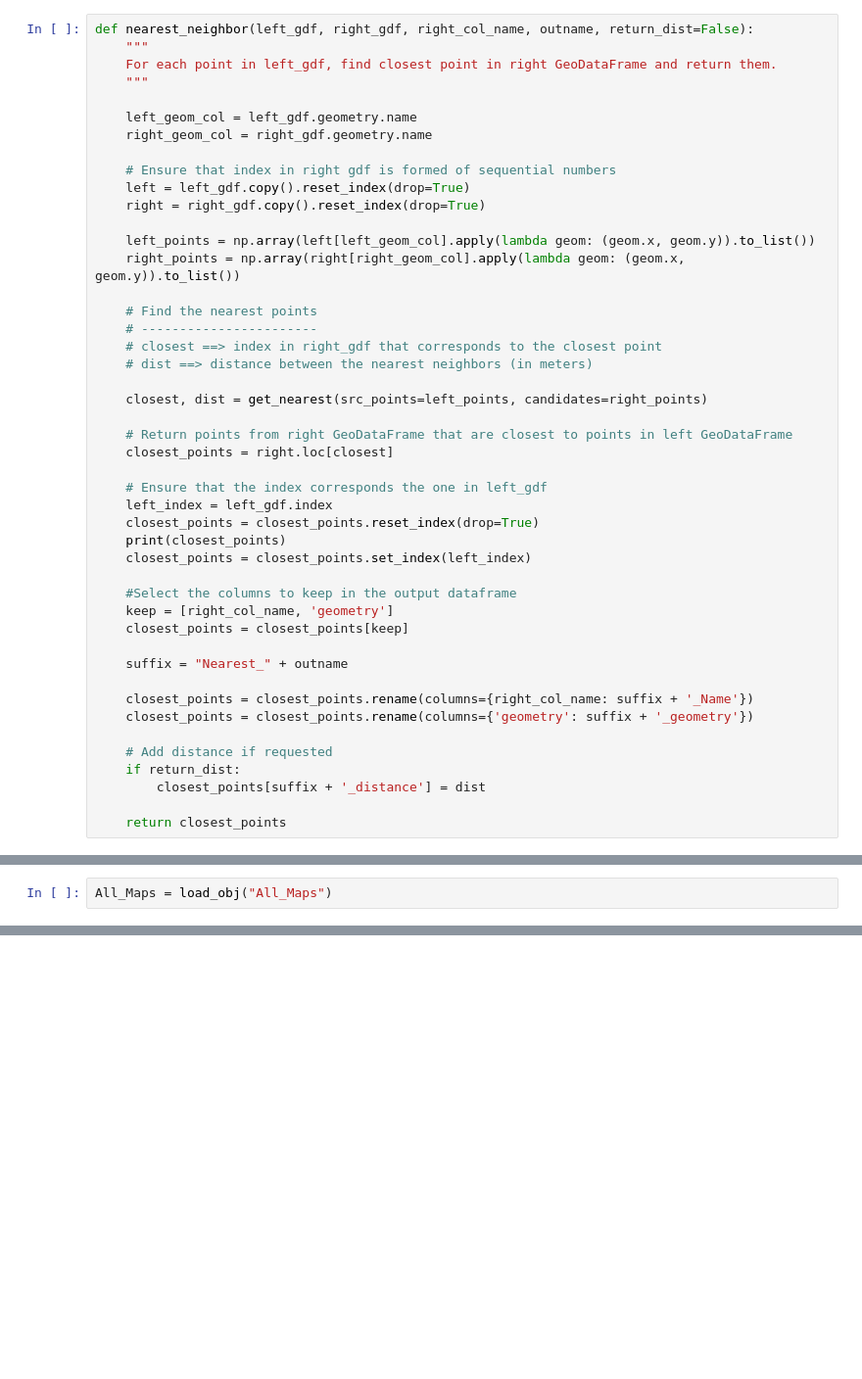
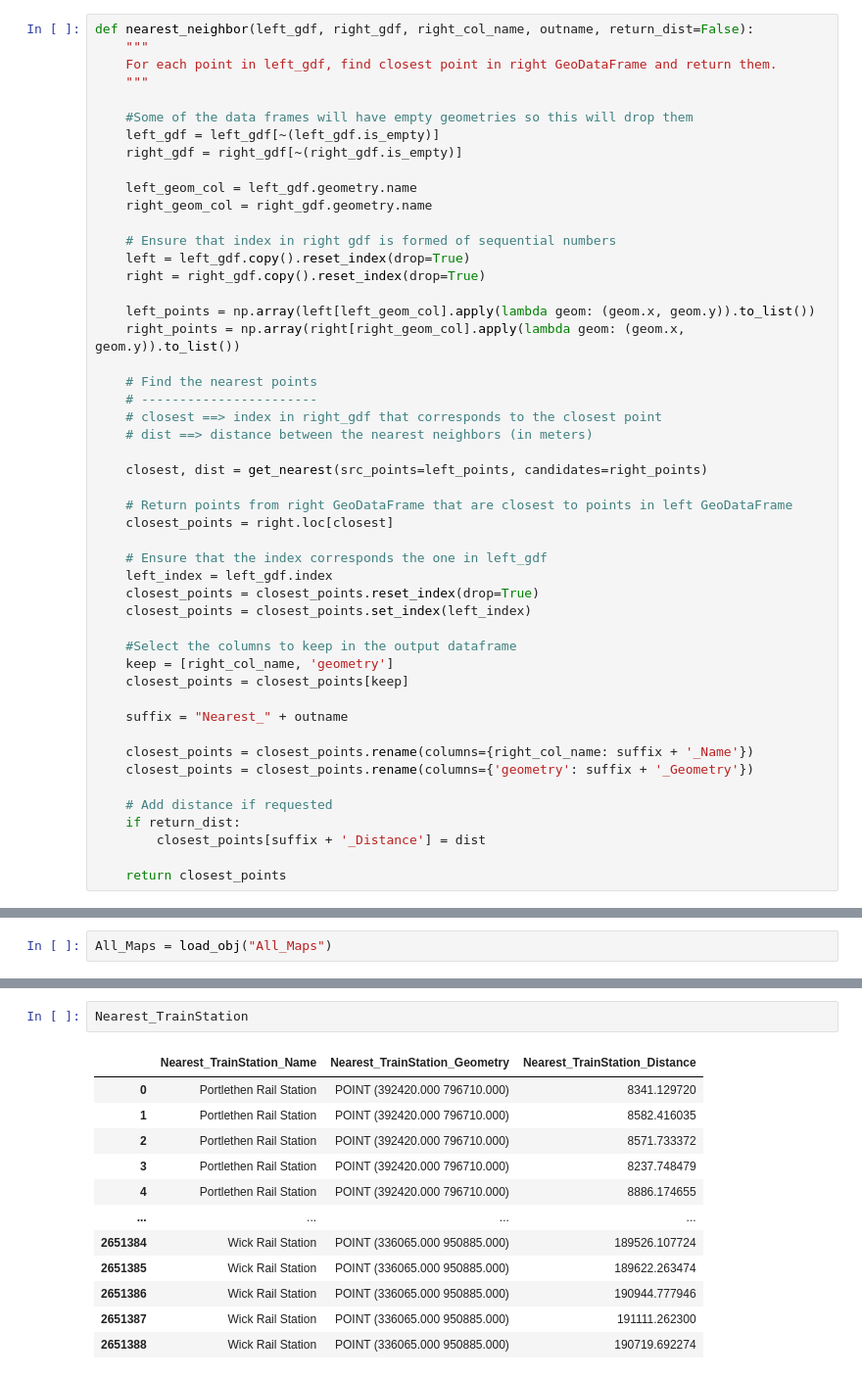
Before and after one commit to richardkappa/LandReg_py, a Jupyter notebook: Investigations/NearestNeighbour.ipynb, the cells around one changed output, grey strips where cells are left out. Shown: that part at 98% size. Drawn from its saved outputs; the diff is of its cells as text; blank space fills up the shorter version.

Commit message:
End of day Nearest Neighbour update

```diff
--- a/Investigations/NearestNeighbour.ipynb
+++ b/Investigations/NearestNeighbour.ipynb
@@ -53,6 +53,10 @@ def nearest_neighbor(left_gdf, right_gdf, right_col_name, outname, return_dist=F
     """
     For each point in left_gdf, find closest point in right GeoDataFrame and return them.
     """
+
+    #Some of the data frames will have empty geometries so this will drop them
+    left_gdf = left_gdf[~(left_gdf.is_empty)]
+    right_gdf = right_gdf[~(right_gdf.is_empty)]
 
     left_geom_col = left_gdf.geometry.name
     right_geom_col = right_gdf.geometry.name
@@ -77,7 +81,6 @@ def nearest_neighbor(left_gdf, right_gdf, right_col_name, outname, return_dist=F
     # Ensure that the index corresponds the one in left_gdf
     left_index = left_gdf.index
     closest_points = closest_points.reset_index(drop=True)
-    print(closest_points)
     closest_points = closest_points.set_index(left_index)
 
     #Select the columns to keep in the output dataframe
@@ -87,11 +90,11 @@ def nearest_neighbor(left_gdf, right_gdf, right_col_name, outname, return_dist=F
     suffix = "Nearest_" + outname
 
     closest_points = closest_points.rename(columns={right_col_name: suffix + '_Name'})
-    closest_points = closest_points.rename(columns={'geometry': suffix + '_geometry'})
+    closest_points = closest_points.rename(columns={'geometry': suffix + '_Geometry'})
 
     # Add distance if requested
     if return_dist:
-        closest_points[suffix + '_distance'] = dist
+        closest_points[suffix + '_Distance'] = dist
 
     return closest_points
 # %%
@@ -179,0 +168,15 @@ Elapsed_Time
+# %%
+Nearest_TrainStation
+# %% [output]
+|  | Nearest_TrainStation_Name | Nearest_TrainStation_Geometry | Nearest_TrainStation_Distance |
+| 0 | Portlethen Rail Station | POINT (392420.000 796710.000) | 8341.129720 |
+| 1 | Portlethen Rail Station | POINT (392420.000 796710.000) | 8582.416035 |
+| 2 | Portlethen Rail Station | POINT (392420.000 796710.000) | 8571.733372 |
+| 3 | Portlethen Rail Station | POINT (392420.000 796710.000) | 8237.748479 |
+| 4 | Portlethen Rail Station | POINT (392420.000 796710.000) | 8886.174655 |
+| ... | ... | ... | ... |
+| 2651384 | Wick Rail Station | POINT (336065.000 950885.000) | 189526.107724 |
+| 2651385 | Wick Rail Station | POINT (336065.000 950885.000) | 189622.263474 |
+| 2651386 | Wick Rail Station | POINT (336065.000 950885.000) | 190944.777946 |
+| 2651387 | Wick Rail Station | POINT (336065.000 950885.000) | 191111.262300 |
+| 2651388 | Wick Rail Station | POINT (336065.000 950885.000) | 190719.692274 |
```
Also changed, not shown: parts of 6 cells of this notebook.
